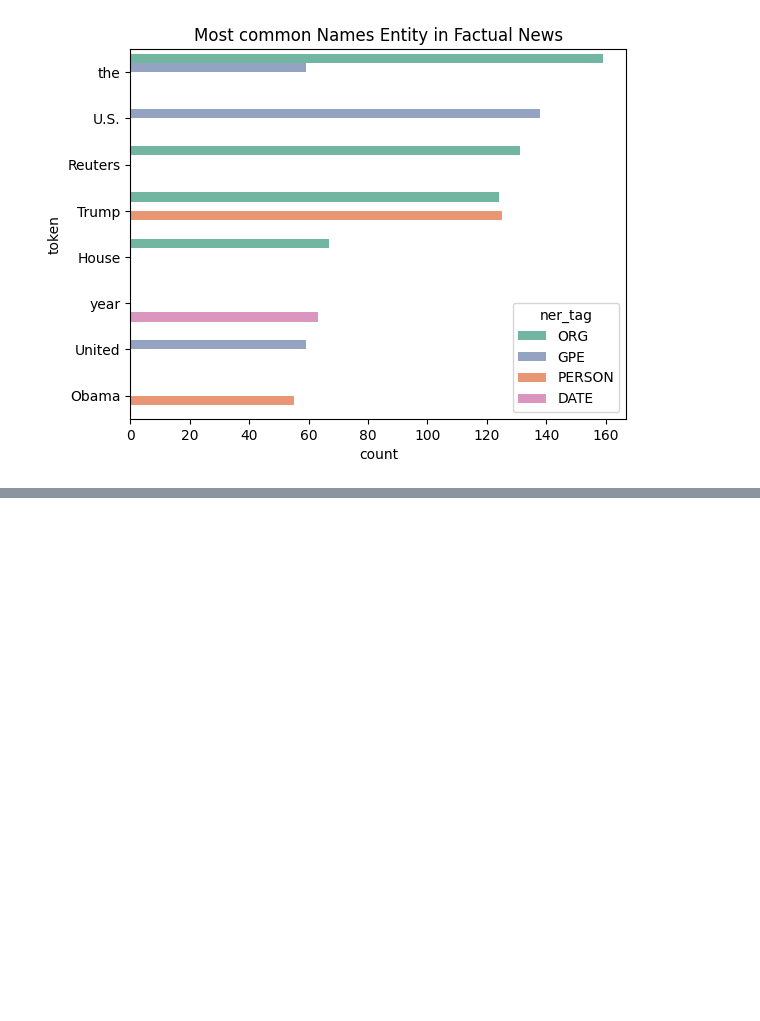
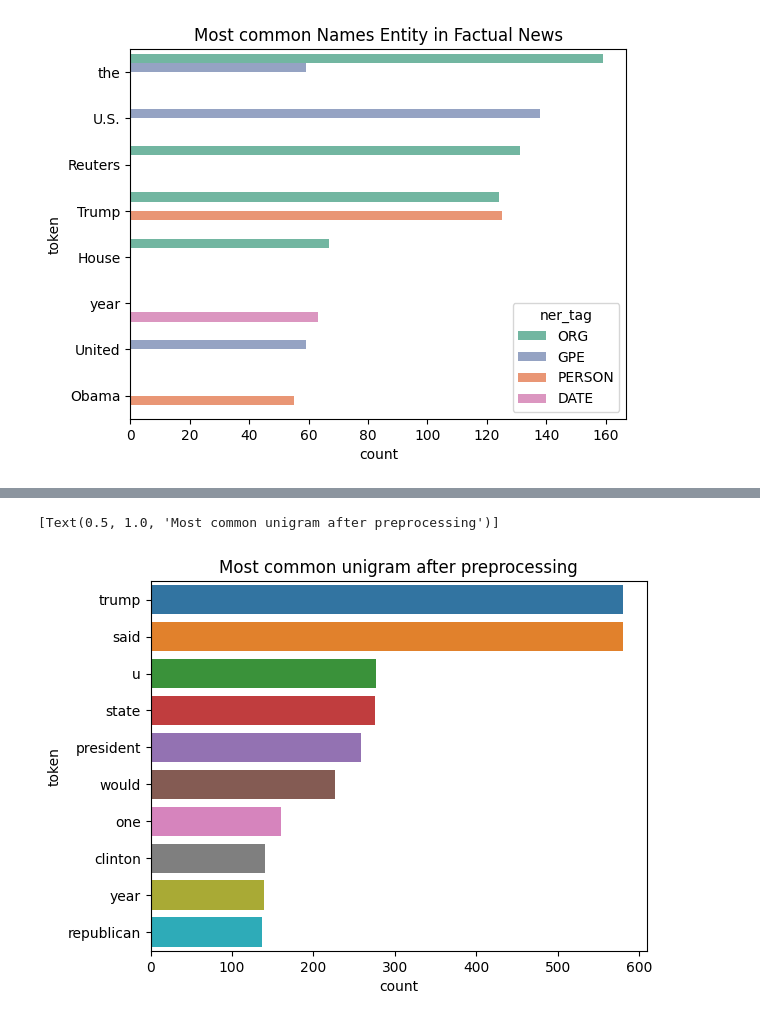
Before and after one commit to ashutoshdash29/AI_ML, a Jupyter notebook: Projects/fakeNewsClassifier.ipynb, the cells around one changed output, grey strips where cells are left out. Drawn from its saved outputs; the diff is of its cells as text; code cells hidden in the pictures; blank space fills up the shorter version.

```diff
--- a/Projects/fakeNewsClassifier.ipynb
+++ b/Projects/fakeNewsClassifier.ipynb
@@ -284,0 +309,14 @@ sns.barplot(
+# %%
+# remove puntuations
+data['clean_text'] = data.apply(lambda x : re.sub(r"([^\w\s])","",x['clean_text']), axis=1)
+# %%
+# removing stopwords
+en_stopwords = stopwords.words('english')
+data['clean_text'] = data.apply(lambda x : " ".join([word for word in x['clean_text'].split(" ") if word not in en_stopwords]), axis=1)
+# %%
+# tokenize
+data['clean_text'] = data.apply(lambda x : word_tokenize(x['clean_text']), axis=1)
+# %%
+# lemmatize
+wnl = WordNetLemmatizer()
+data['clean_text'] = data['clean_text'].apply( lambda x : [wnl.lemmatize(token) for token in x])
@@ -284,0 +339,15 @@ sns.barplot(
+# %%
+token_clean = sum(data['clean_text'], [])
+unigram = pd.Series(nltk.ngrams(token_clean,1)).value_counts().reset_index()
+unigram["token"] = unigram['index'].apply(lambda x : x[0])
+sns.barplot(
+    x="count",
+    y="token",
+    data=unigram[:10],
+    orient="h",
+    hue="token",
+    legend=False
+).set(title = "Most common unigram after preprocessing")
+# %% [output]
+[Text(0.5, 1.0, 'Most common unigram after preprocessing')]
+[figure, added]
```
Also changed, not shown: parts of 31 cells of this notebook, 2 other files.
